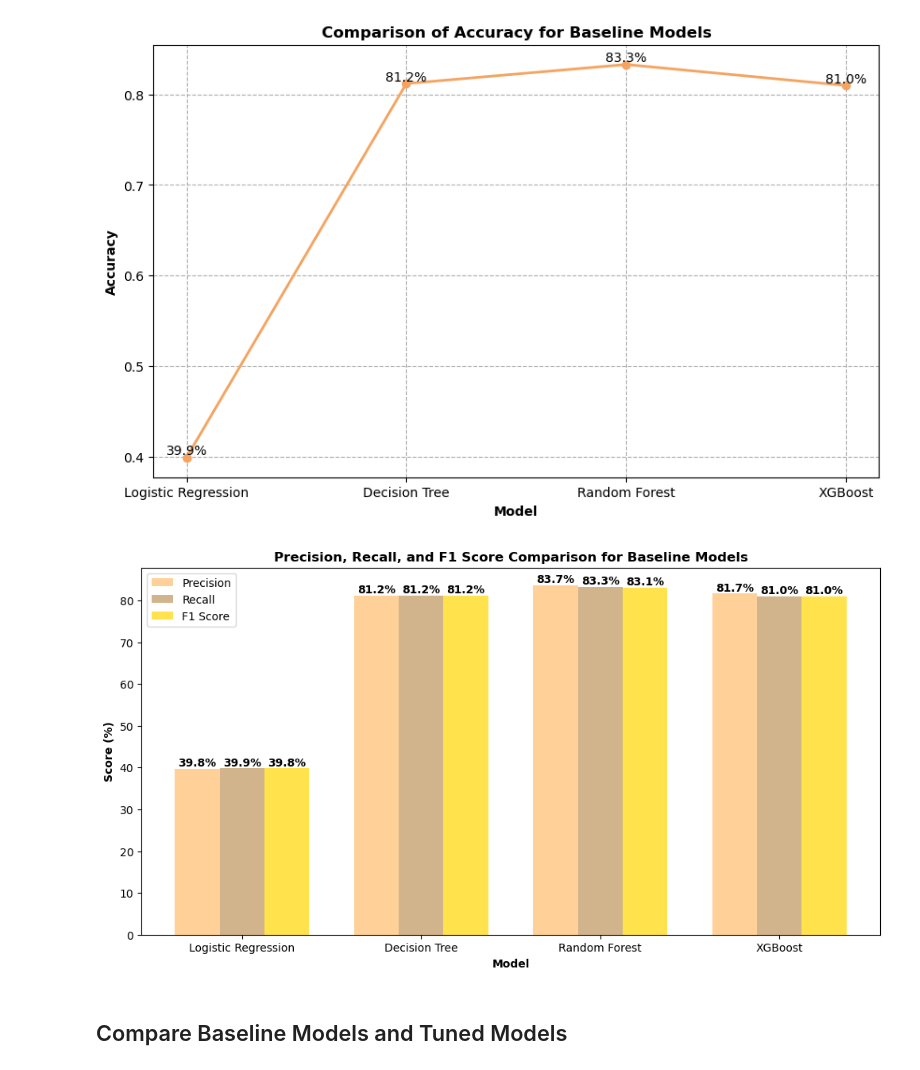
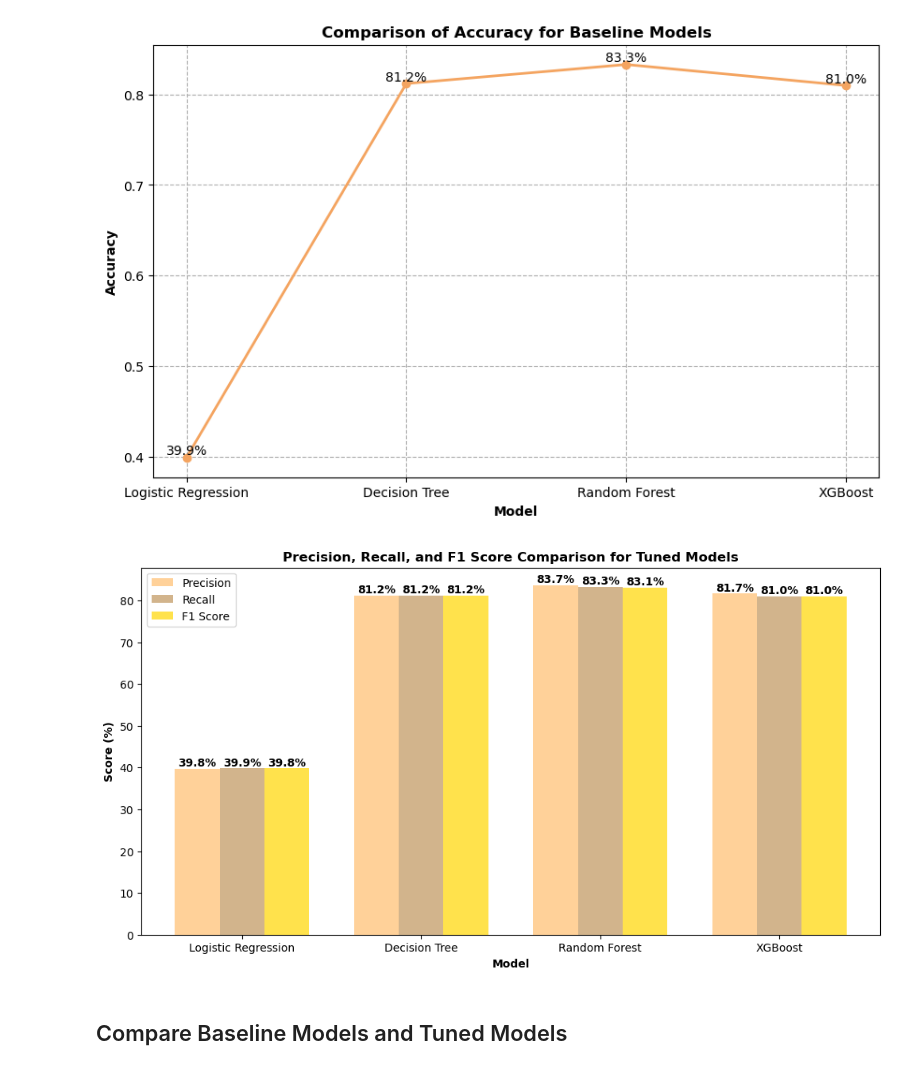
Before and after one commit to hsu780112/Bike-Share-Project, a Jupyter notebook: (Re-sampled) Modeling - Bike Share System in the SF Bay Area.ipynb, the cells around one changed output. Drawn from its saved outputs; the diff is of its cells as text; code cells hidden in the pictures.

```diff
--- a/(Re-sampled) Modeling - Bike Share System in the SF Bay Area.ipynb
+++ b/(Re-sampled) Modeling - Bike Share System in the SF Bay Area.ipynb
@@ -1730,35 +1733,35 @@ recall_scores_pct = [round(score * 100, 2) for score in recall_scores]
 f1_scores_pct = [round(score * 100, 2) for score in f1_scores]
 
 # Set the positions and width for the bars
 pos = np.arange(len(models))
 width = 0.25
 
 # Plotting the bar graph for precision with an orange color theme
 plt.figure(figsize=(12, 6))
 plt.bar(pos, precision_scores_pct, width, color='darkorange', alpha=0.4, label='Precision')
 
 # Plotting the bar graph for recall with a darker orange color
 plt.bar(pos + width, recall_scores_pct, width, color='tan', label='Recall')
 
 # Plotting the bar graph for F1 score with a much darker orange color
 plt.bar(pos + 2 * width, f1_scores_pct, width, color='gold', alpha=0.7, label='F1 Score')
 
 # Add xticks on the middle of the group bars
 plt.xlabel('Model', fontweight='bold')
 plt.ylabel('Score (%)', fontweight='bold')
-plt.title('Precision, Recall, and F1 Score Comparison for Baseline Models', fontweight='bold')
+plt.title('Precision, Recall, and F1 Score Comparison for Tuned Models', fontweight='bold')
 plt.xticks(pos + width, models, rotation=360)
 plt.legend()
 
 # Adding score labels to the bars
 for i in range(len(models)):
     plt.text(pos[i], precision_scores_pct[i], f"{precision_scores_pct[i]:.1f}%", ha='center', va='bottom', fontweight='bold')
     plt.text(pos[i] + width, recall_scores_pct[i], f"{recall_scores_pct[i]:.1f}%", ha='center', va='bottom', fontweight='bold')
     plt.text(pos[i] + 2 * width, f1_scores_pct[i], f"{f1_scores_pct[i]:.1f}%", ha='center', va='bottom', fontweight='bold')
 
 plt.show()
 # %% [output]
-[figure, old version]
+[figure, new version]
 # %% [markdown]
 ## Compare Baseline Models and Tuned Models
 # %%
```
Also changed, not shown: parts of 13 cells of this notebook.
